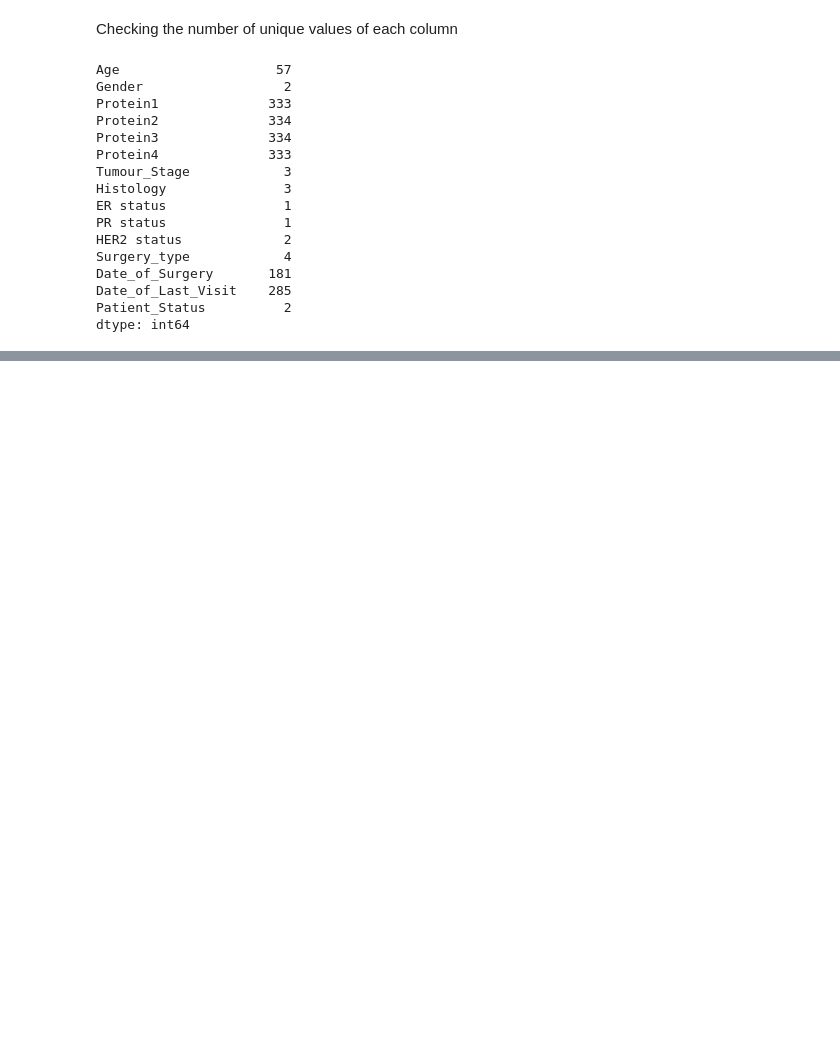
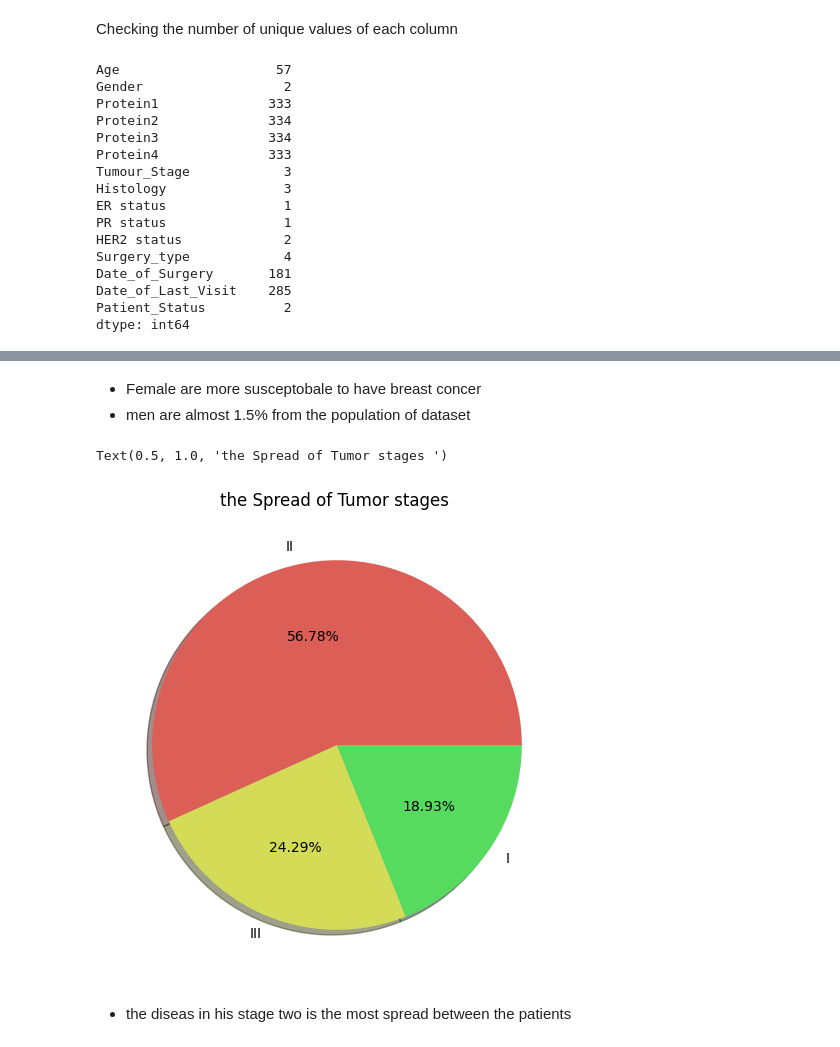
Before and after one commit to AkramMaouche/Breast-Cancer-Survival-Prediction, a Jupyter notebook: src/Notebook/Eda.ipynb, the cells around one changed output, grey strips where cells are left out. Saved outputs shown, nothing was run; the diff lists cells and outputs as text; code cells hidden in the pictures; blank space fills up the shorter version.

```diff
--- a/src/Notebook/Eda.ipynb
+++ b/src/Notebook/Eda.ipynb
@@ -119,0 +212,14 @@ dtype: int64
+# %% [markdown]
+* Female are more susceptobale to have breast concer
+* men are almost 1.5% from the population of dataset
+# %%
+palatte_color = sns.color_palette('hls')
+plt.figure(figsize=(6,6))
+plt.pie(x = df['Tumour_Stage'].value_counts(),autopct='%.2f%%',labels=df['Tumour_Stage'].value_counts().keys(),
+        colors=palatte_color,shadow=True,)
+plt.title('the Spread of Tumor stages ')
+# %% [output]
+Text(0.5, 1.0, 'the Spread of Tumor stages ')
+[figure, added]
+# %% [markdown]
+* the diseas in his stage two is the most spread  between the patients
```
Also changed, not shown: parts of 10 cells of this notebook.
